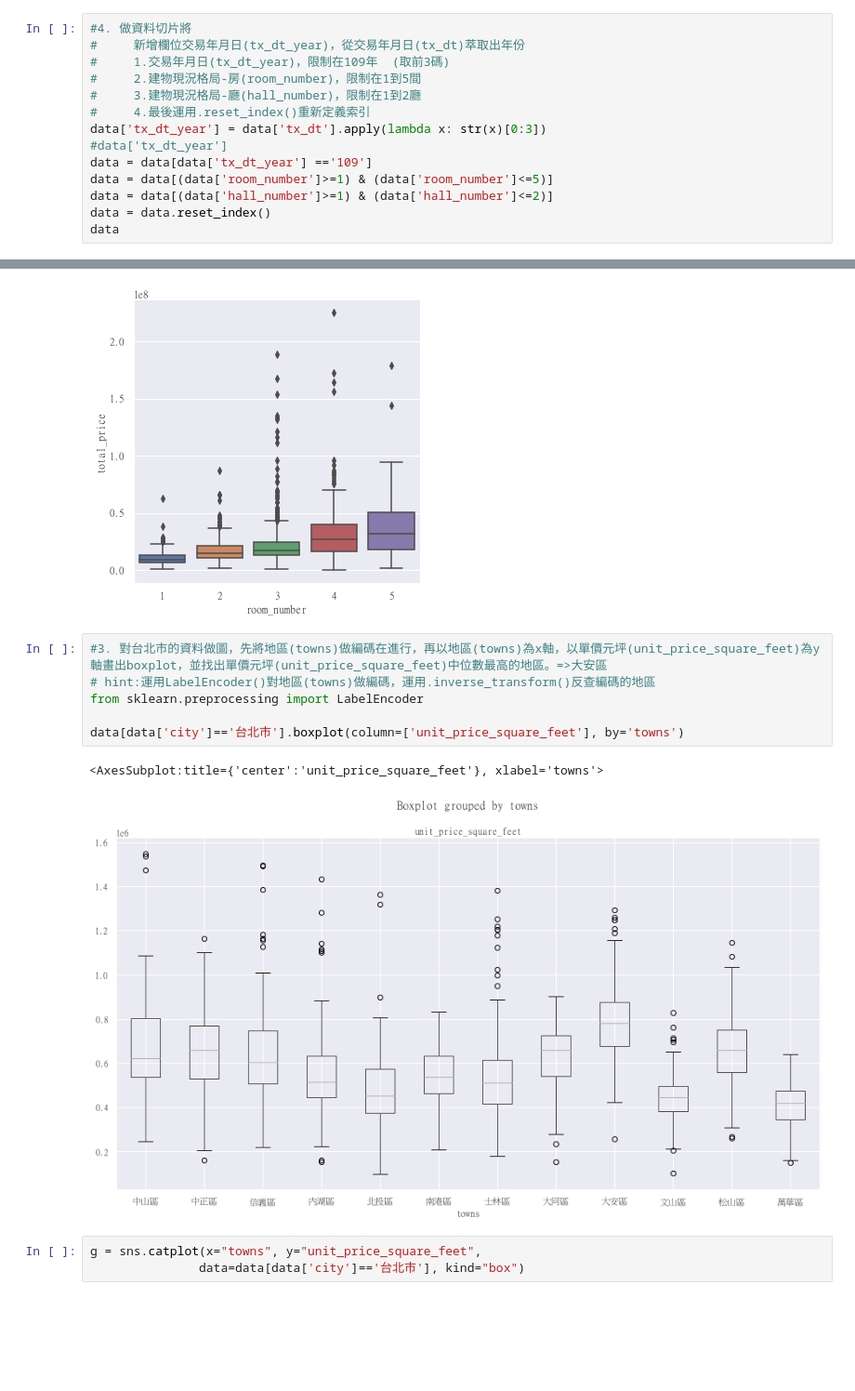
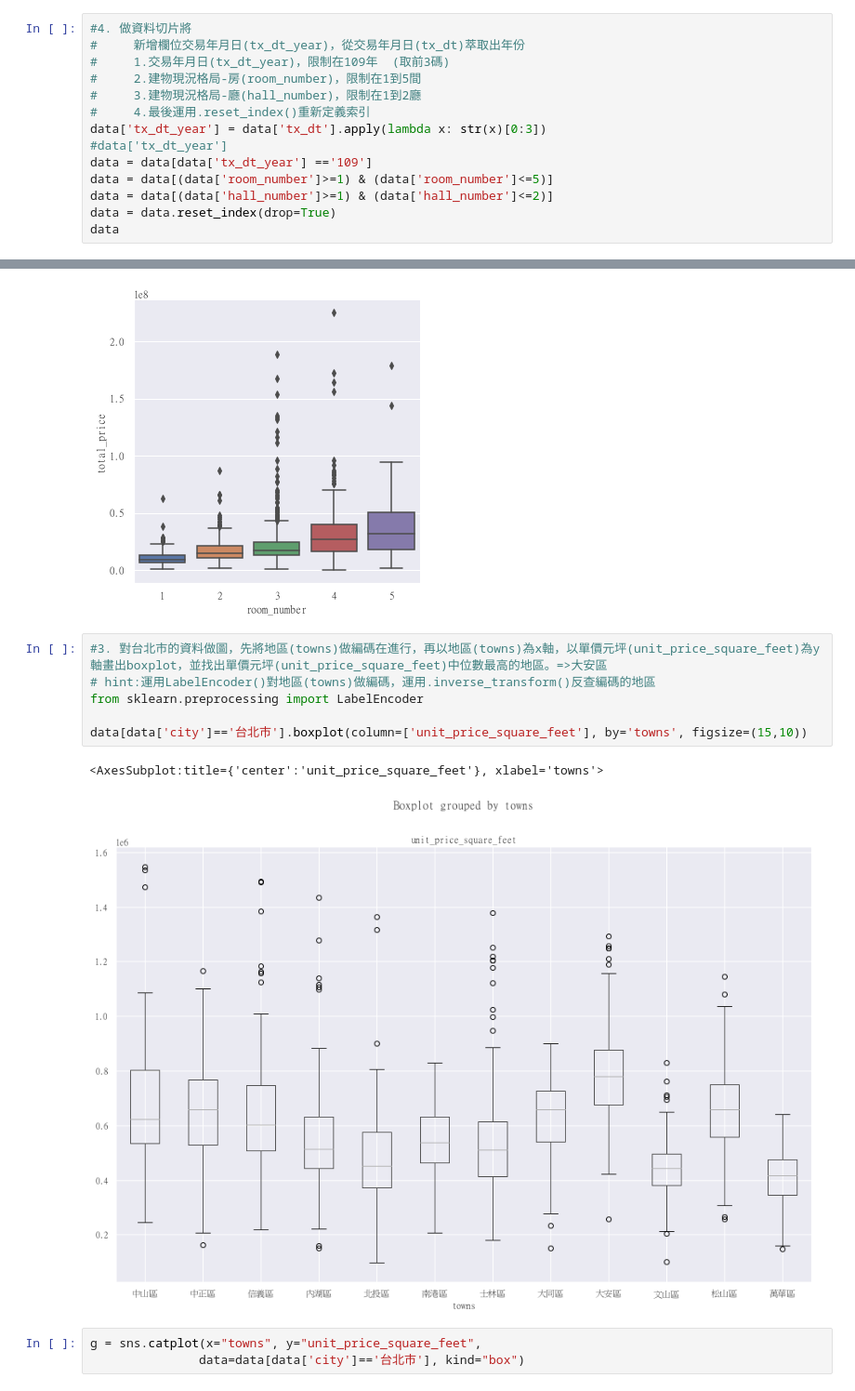
Before and after one commit to yuzonshen/Python60Days, a Jupyter notebook: homework/P02_不動產分析_習題.ipynb, the cells around one changed output, grey strips where cells are left out. Shown at 93% size. Saved outputs shown, nothing was run; the diff lists cells and outputs as text; blank space fills up the shorter version.

```diff
--- a/homework/P02_不動產分析_習題.ipynb
+++ b/homework/P02_不動產分析_習題.ipynb
@@ -247,6 +247,6 @@ data['tx_dt_year'] = data['tx_dt'].apply(lambda x: str(x)[0:3])
 data = data[data['tx_dt_year'] =='109']
 data = data[(data['room_number']>=1) & (data['room_number']<=5)]
 data = data[(data['hall_number']>=1) & (data['hall_number']<=2)]
-data = data.reset_index()
+data = data.reset_index(drop=True)
 data
 # %% [output]
@@ -613,12 +631,12 @@ g = sns.catplot(x="room_number", y="total_price",
 # %%
 #3. 對台北市的資料做圖，先將地區(towns)做編碼在進行，再以地區(towns)為x軸，以單價元坪(unit_price_square_feet)為y軸畫出boxplot，並找出單價元坪(unit_price_square_feet)中位數最高的地區。=>大安區
 # hint:運用LabelEncoder()對地區(towns)做編碼，運用.inverse_transform()反查編碼的地區
 from sklearn.preprocessing import LabelEncoder
 
-data[data['city']=='台北市'].boxplot(column=['unit_price_square_feet'], by='towns')
+data[data['city']=='台北市'].boxplot(column=['unit_price_square_feet'], by='towns', figsize=(15,10))
 # %% [output]
 <AxesSubplot:title={'center':'unit_price_square_feet'}, xlabel='towns'>
-[figure, old version]
+[figure, new version]
 # %%
 g = sns.catplot(x="towns", y="unit_price_square_feet",
                data=data[data['city']=='台北市'], kind="box")
```
Also changed, not shown: parts of 11 cells of this notebook.
